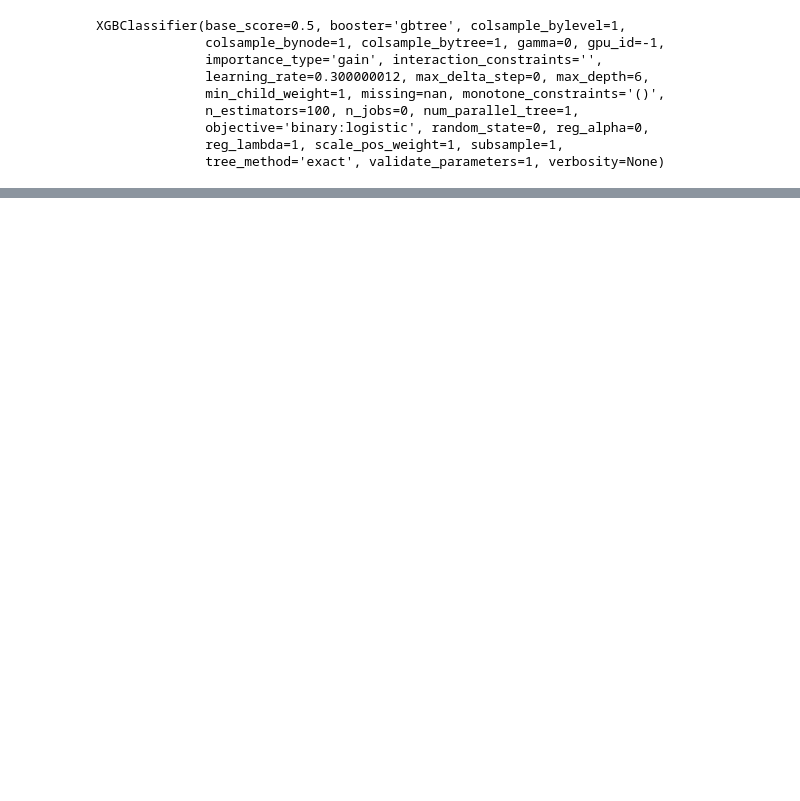
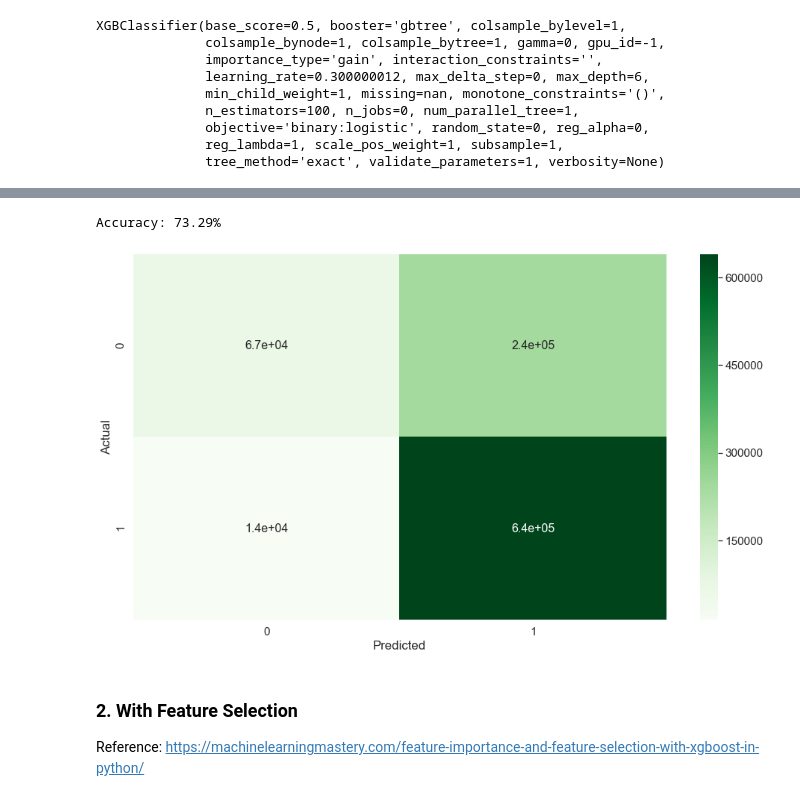
Before and after one commit to velwu/iSchool_Summer2020_proj, a Jupyter notebook: ML_Logistic_Reg_Tryout_Vel_W.ipynb, the cells around one changed output, grey strips where cells are left out. Cells and saved outputs as stored; diff of their text form; code cells hidden in the pictures; blank space fills up the shorter version.

```diff
--- a/ML_Logistic_Reg_Tryout_Vel_W.ipynb
+++ b/ML_Logistic_Reg_Tryout_Vel_W.ipynb
@@ -508,5 +514,13 @@ y_pred_XGB = modelXGB.predict(X_test)
 predictions_XGB = [round(value) for value in y_pred_XGB]
 # evaluate predictions
 accuracy_XGB = accuracy_score(y_test, predictions_XGB)
+
+
+report_XGB = classification_report(y_test, predictions_XGB)
+cm_XGB = confusion_matrix(y_test, predictions_XGB)
+
+print(report_XGB)
+print(cm_XGB)
+
 print("Accuracy: %.2f%%" % (accuracy_XGB * 100.0))
 # %% [output]
@@ -513,0 +539,17 @@ Accuracy: 73.27%
+# %%
+df_cm_XGB = pd.DataFrame(cm_XGB, columns=np.unique(y_test), index = np.unique(y_test))
+df_cm_XGB.index.name = 'Actual'
+df_cm_XGB.columns.name = 'Predicted'
+plt.figure(figsize = (16,9))
+sns.set(font_scale=1.4)#label size
+sns.heatmap(df_cm_XGB, cmap="Greens", annot=True,annot_kws={"size": 16})
+# evaluate predictions
+accuracy_XGB = accuracy_score(y_test, predictions_XGB)
+print("Accuracy: %.2f%%" % (accuracy_XGB * 100.0))
+# %% [output]
+Accuracy: 73.29%
+[figure, added]
+# %% [markdown]
+### 2. With Feature Selection
+
+Reference: https://machinelearningmastery.com/feature-importance-and-feature-selection-with-xgboost-in-python/
```
Also changed, not shown: parts of 15 cells of this notebook.
